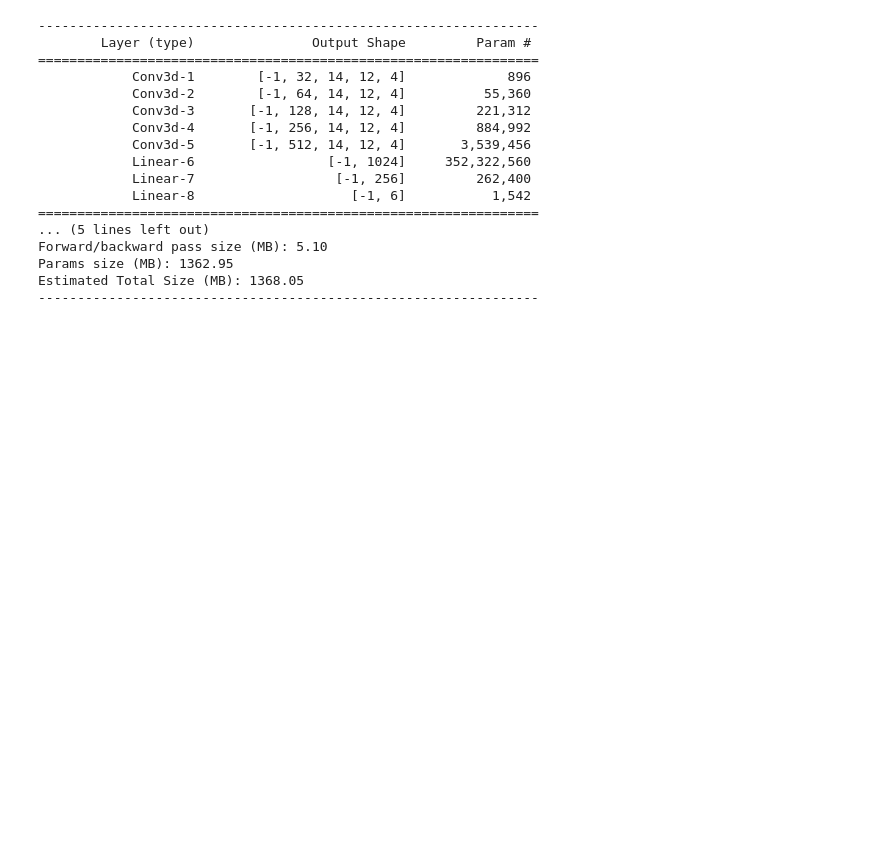
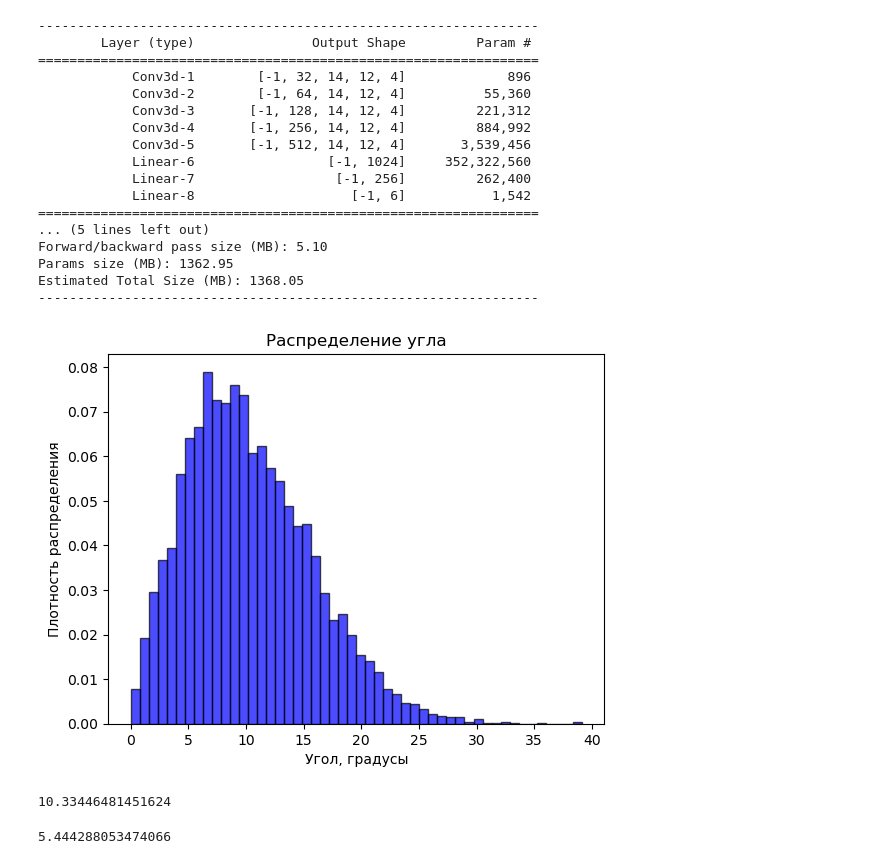
Before and after one commit to mawerid/muon_NN_NEVOD, a Jupyter notebook: model/CNN_3D.ipynb, the cells around one changed output. Cells and saved outputs as stored; diff of their text form; code cells hidden in the pictures; blank space fills up the shorter version.

```diff
--- a/model/CNN_3D.ipynb
+++ b/model/CNN_3D.ipynb
@@ -135,3 +137,33 @@ Forward/backward pass size (MB): 5.10
 Params size (MB): 1362.95
 Estimated Total Size (MB): 1368.05
 ----------------------------------------------------------------
+# %%
+import numpy as np
+import matplotlib.pyplot as plt
+
+# Задаем несколько параметров масштаба
+scale_param = 0.144 * 180 / np.pi
+
+# Генерируем выборки с разными параметрами масштаба
+sample_size = 8000
+rayleigh_samples = np.random.rayleigh(scale_param, sample_size)  #+ np.random.normal(scale=1.0, size=sample_size)
+
+# rayleigh_samples = np.random.normal(scale=0.5, size=sample_size)
+
+# Визуализация выборок
+plt.hist(rayleigh_samples, bins=50, density=True, alpha=0.7, color='b', edgecolor='black')
+
+plt.title('Распределение угла')
+plt.xlabel('Угол, градусы')
+plt.ylabel('Плотность распределения')
+plt.show()
+# %% [output]
+[figure, added]
+# %%
+rayleigh_samples.mean()
+# %% [output]
+10.33446481451624
+# %%
+rayleigh_samples.std()
+# %% [output]
+5.444288053474066
```
Also changed, not shown: parts of 4 cells of this notebook, 6 other files.
